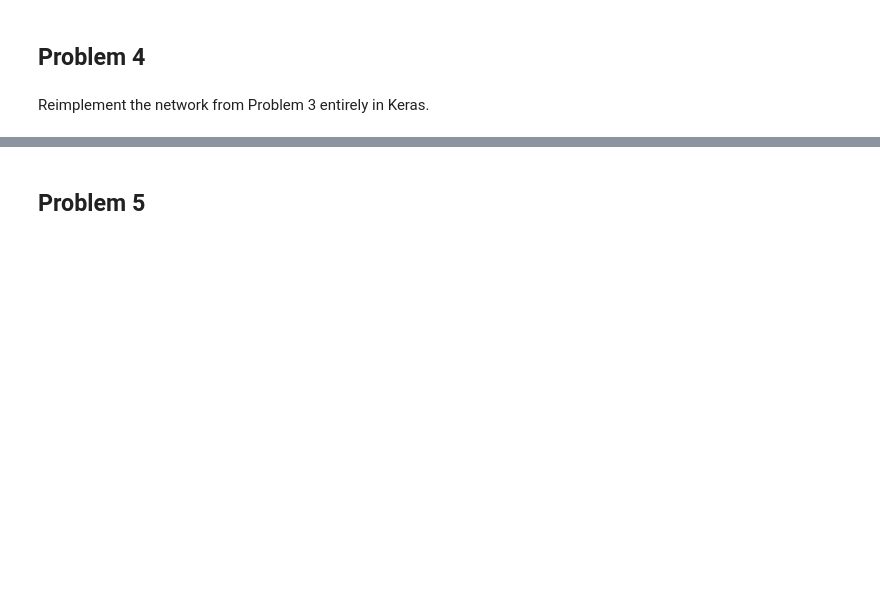
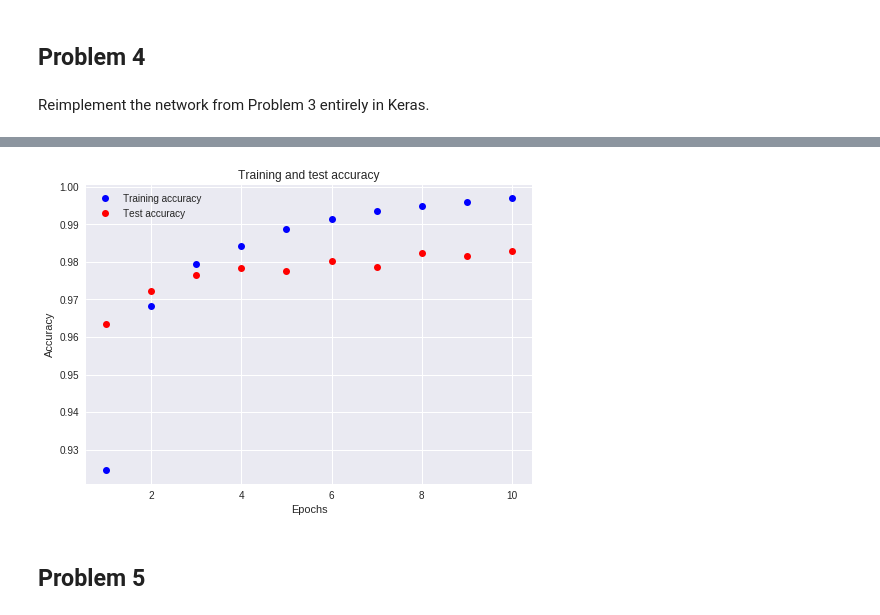
Before and after one commit to rvalienter90/UCF, a Jupyter notebook: CAP-5610_MACHINE LEARNING/HW1/HW1.ipynb, the cells around one changed output, grey strips where cells are left out. Cells and saved outputs as stored; diff of their text form; code cells hidden in the pictures; blank space fills up the shorter version.

```diff
--- a/CAP-5610_MACHINE LEARNING/HW1/HW1.ipynb
+++ b/CAP-5610_MACHINE LEARNING/HW1/HW1.ipynb
@@ -82,3 +197,16 @@ Reimplement the network from Problem 3 entirely in Keras.
+# %%
+acc_values = history_dict['acc']
+test_acc_values = history_dict['val_acc']
+# %%
+plt.plot(epochs_range, acc_values, 'bo', label='Training accuracy')
+plt.plot(epochs_range, test_acc_values, 'ro', label='Test accuracy')
+plt.title('Training and test accuracy')
+plt.xlabel('Epochs')
+plt.ylabel('Accuracy')
+plt.legend()
+plt.show()
+# %% [output]
+[figure, added]
 # %% [markdown]
 ## Problem 5
 # %% [markdown]
```
Also changed, not shown: parts of 36 cells of this notebook.
